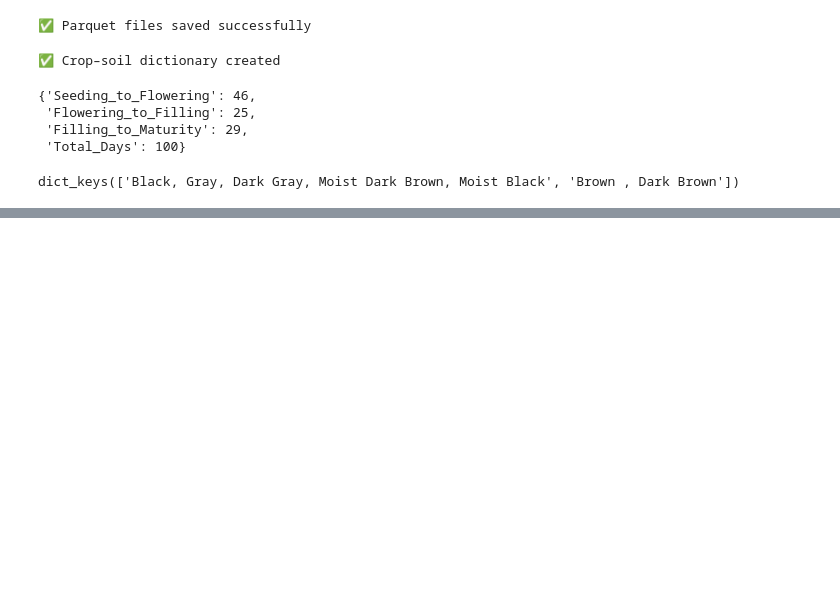
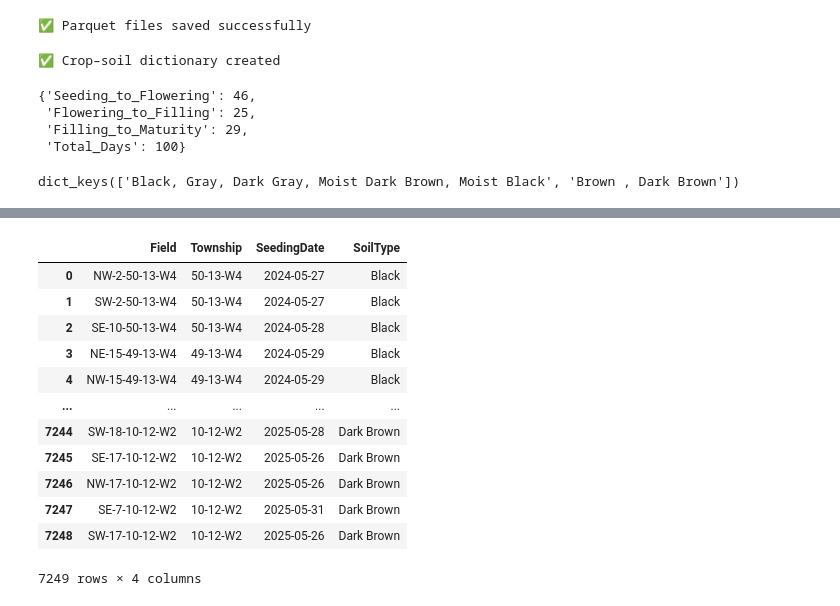
Before and after one commit to agrisk-dulmini/crop_stages_detection_2026, a Jupyter notebook: data_preparation/input_data_preperation_2011_2025_v1.ipynb, the cells around one changed output, grey strips where cells are left out. Drawn from its saved outputs; the diff is of its cells as text; code cells hidden in the pictures; blank space fills up the shorter version.

```diff
--- a/data_preparation/input_data_preperation_2011_2025_v1.ipynb
+++ b/data_preparation/input_data_preperation_2011_2025_v1.ipynb
@@ -333,0 +331,2 @@ crop_soil_dict
+# %%
+df_actual_25 = df_actual_25[['Field','Township', 'SeedingDate' ]]
@@ -333,0 +354,3 @@ crop_soil_dict
+# %%
+df_soil_types = pd.read_csv("/Users/dulminiguruge/Documents/GitHub/seeding-date-detection/2024-season/data/input/7_soil_type.csv")
+df_soil_types
@@ -333,0 +371,17 @@ crop_soil_dict
+# %%
+df_actual_seeding_dates = df_actual_seeding_dates.merge(df_soil_types, on = 'Township')
+df_actual_seeding_dates
+# %% [output]
+|  | Field | Township | SeedingDate | SoilType |
+| 0 | NW-2-50-13-W4 | 50-13-W4 | 2024-05-27 | Black |
+| 1 | SW-2-50-13-W4 | 50-13-W4 | 2024-05-27 | Black |
+| 2 | SE-10-50-13-W4 | 50-13-W4 | 2024-05-28 | Black |
+| 3 | NE-15-49-13-W4 | 49-13-W4 | 2024-05-29 | Black |
+| 4 | NW-15-49-13-W4 | 49-13-W4 | 2024-05-29 | Black |
+| ... | ... | ... | ... | ... |
+| 7244 | SW-18-10-12-W2 | 10-12-W2 | 2025-05-28 | Dark Brown |
+| 7245 | SE-17-10-12-W2 | 10-12-W2 | 2025-05-26 | Dark Brown |
+| 7246 | NW-17-10-12-W2 | 10-12-W2 | 2025-05-26 | Dark Brown |
+| 7247 | SE-7-10-12-W2 | 10-12-W2 | 2025-05-31 | Dark Brown |
+| 7248 | SW-17-10-12-W2 | 10-12-W2 | 2025-05-26 | Dark Brown |
+7249 rows × 4 columns
```
Also changed, not shown: parts of 36 cells of this notebook, 31 other files.
